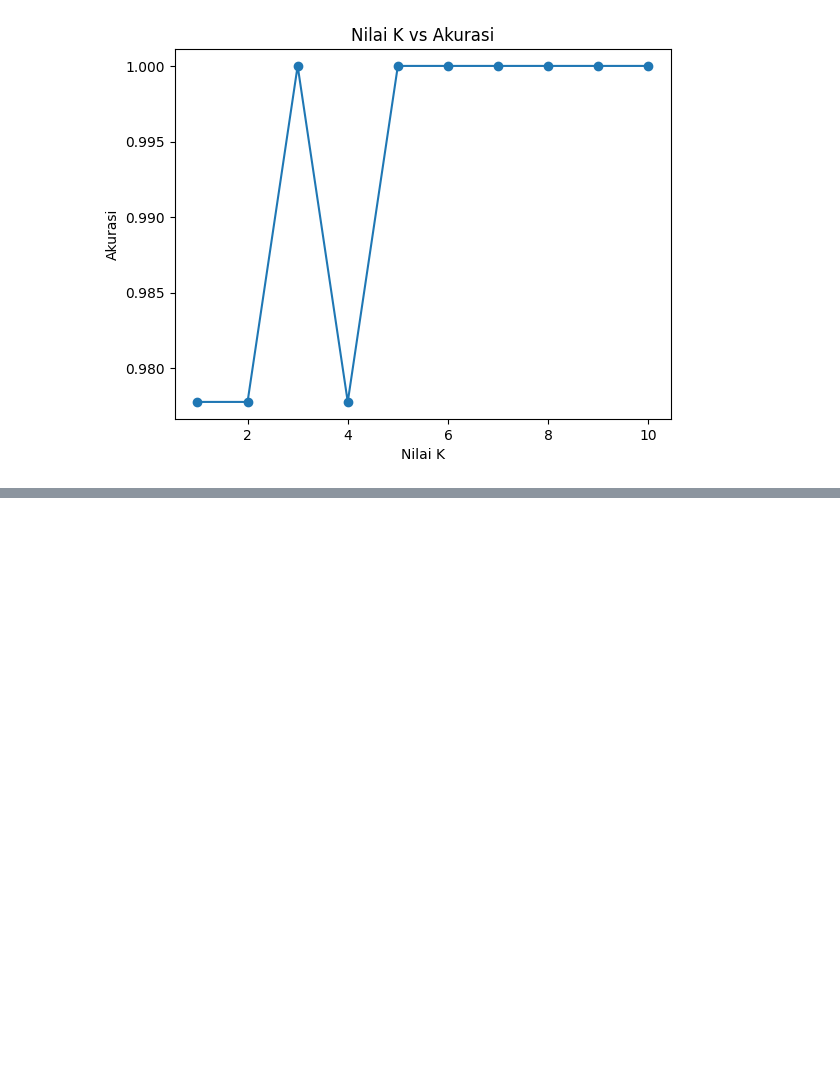
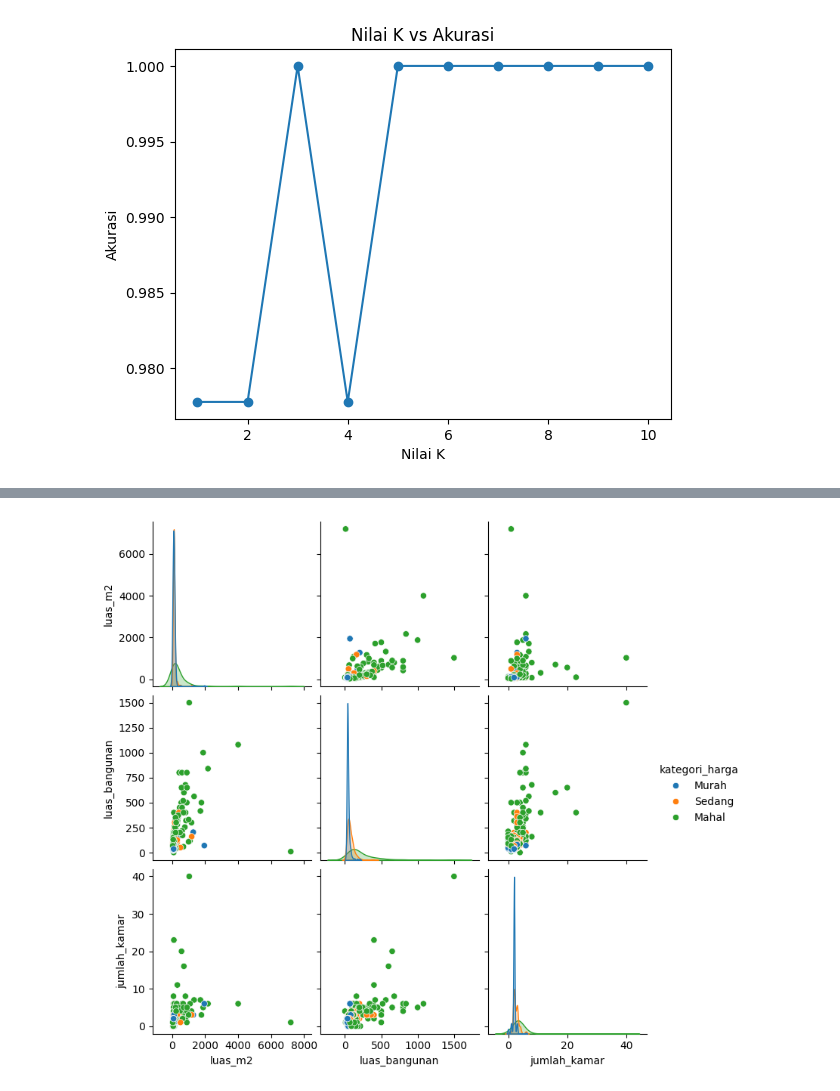
Before and after one commit to m1Febriansyah/244107020199-ML-12, a Jupyter notebook: JS09Praktikum1.ipynb, the cells around one changed output, grey strips where cells are left out. Cells and saved outputs as stored; diff of their text form; code cells hidden in the pictures; blank space fills up the shorter version.

```diff
--- a/JS09Praktikum1.ipynb
+++ b/JS09Praktikum1.ipynb
@@ -104,3 +104,14 @@ for k in range(1, 11):
 	plt.show()
 # %% [output]
 [figure]
+# %%
+# Load data
+import pandas as pd
+data = pd.read_csv('properti_multi_kota.csv')
+data.head()
+
+data.info()
+data.describe()
+# Karena dataset ini regresi, kita buat kolom target kategori (kelas harga) untuk keperluan klasifikasi kNN
+data['kategori_harga'] = pd.qcut(data['harga'], q=3, labels=['Murah', 'Sedang', 'Mahal'])
+data['kategori_harga'].value_counts()
@@ -106,0 +140,10 @@ for k in range(1, 11):
+# %%
+import seaborn as sns
+import matplotlib.pyplot as plt
+
+# Memilih beberapa kolom numerik properti untuk pairplot (mengambil sampel 500 baris agar rendering cepat)
+cols_to_plot = ['luas_m2', 'luas_bangunan', 'jumlah_kamar', 'kategori_harga']
+sns.pairplot(data[cols_to_plot].dropna().sample(n=min(500, len(data)), random_state=42), hue='kategori_harga')
+plt.show()
+# %% [output]
+[figure, added]
```
Also changed, not shown: parts of 3 cells of this notebook.
